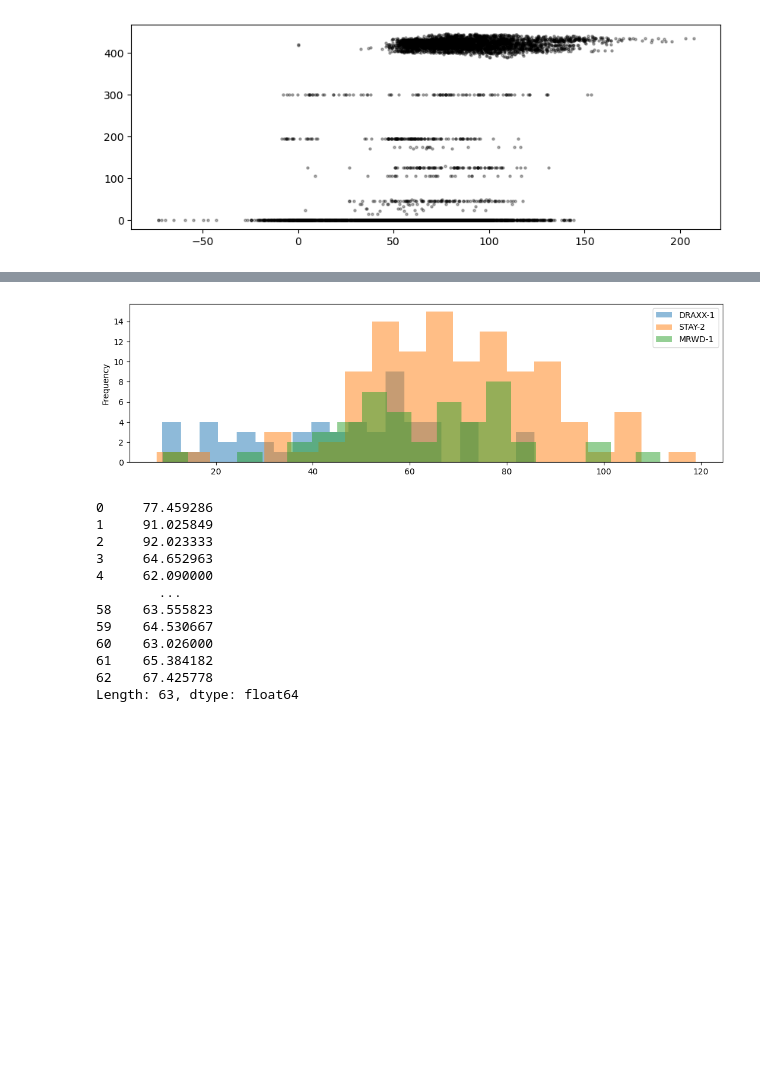
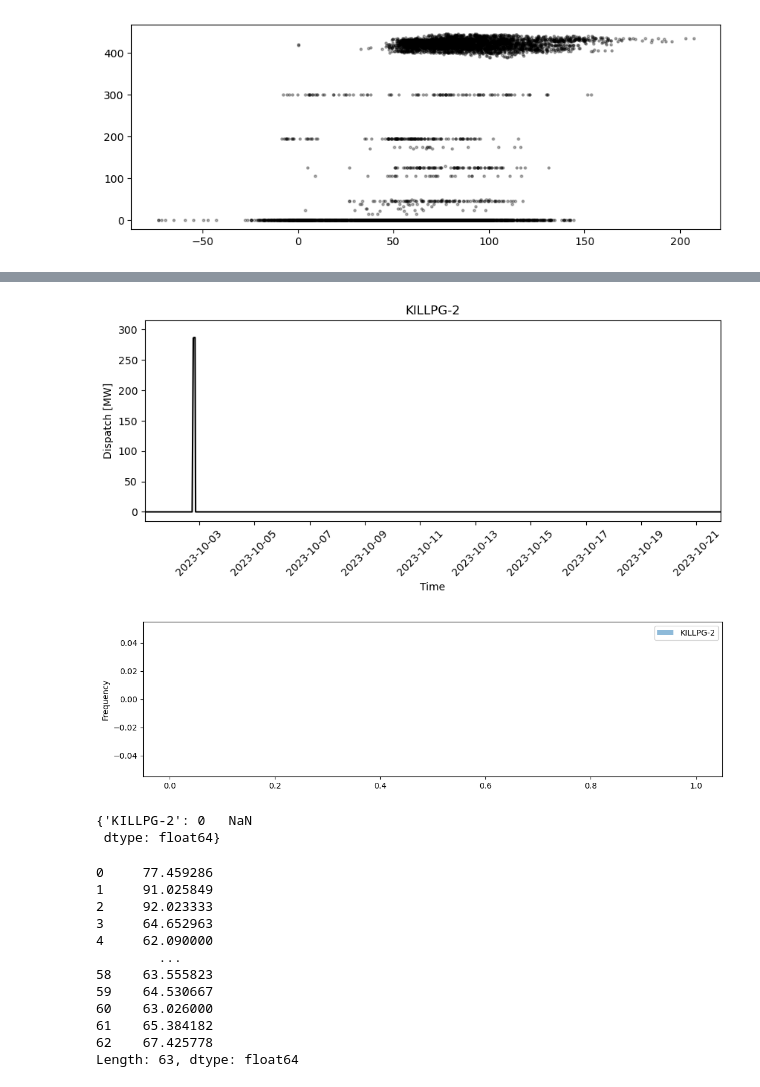
Before and after one commit to LukasFrankenQ/LMP, a Jupyter notebook: notebooks/get_generator_marginals.ipynb, the cells around one changed output, grey strips where cells are left out. Saved outputs shown, nothing was run; the diff lists cells and outputs as text; code cells hidden in the pictures; blank space fills up the shorter version.

```diff
--- a/notebooks/get_generator_marginals.ipynb
+++ b/notebooks/get_generator_marginals.ipynb
@@ -229,17 +323,22 @@ plt.show()
 # %%
+results = {}
+# for unit in ["DRAXX-1", "STAY-2", "MRWD-1", "HUMR-1", "DIDCB5", "SPLN-1", "KEAD-2", "PEHE-1", "LAGA-1", "PEMB-51", "GRAI-7"]:
+for unit in ['KILLPG-2']:
+    results[unit] = pd.Series(get_bmu_price_distribution(bmus[unit], prices, visval=True, neighbour_filter=5))
+
 fig, ax = plt.subplots(1, 1, figsize=(13, 3.5))
-
-
-results = {}
-for unit in ["DRAXX-1", "STAY-2", "MRWD-1"]:
-
-    results[unit] = pd.Series(get_bmu_price_distribution(bmus[unit], prices))
+for unit in results:
     results[unit].plot.hist(ax=ax, bins=20, alpha=0.5, label=unit)
-
 ax.legend()
 plt.show()
 # %% [output]
-[figure, old version]
+[figure, new version]
+[figure, added]
+# %%
+results
+# %% [output]
+{'KILLPG-2': 0   NaN
+ dtype: float64}
 # %%
 results['DRAXX-1']
 # %% [output]
```
Also changed, not shown: parts of 8 cells of this notebook, 2 other files.
